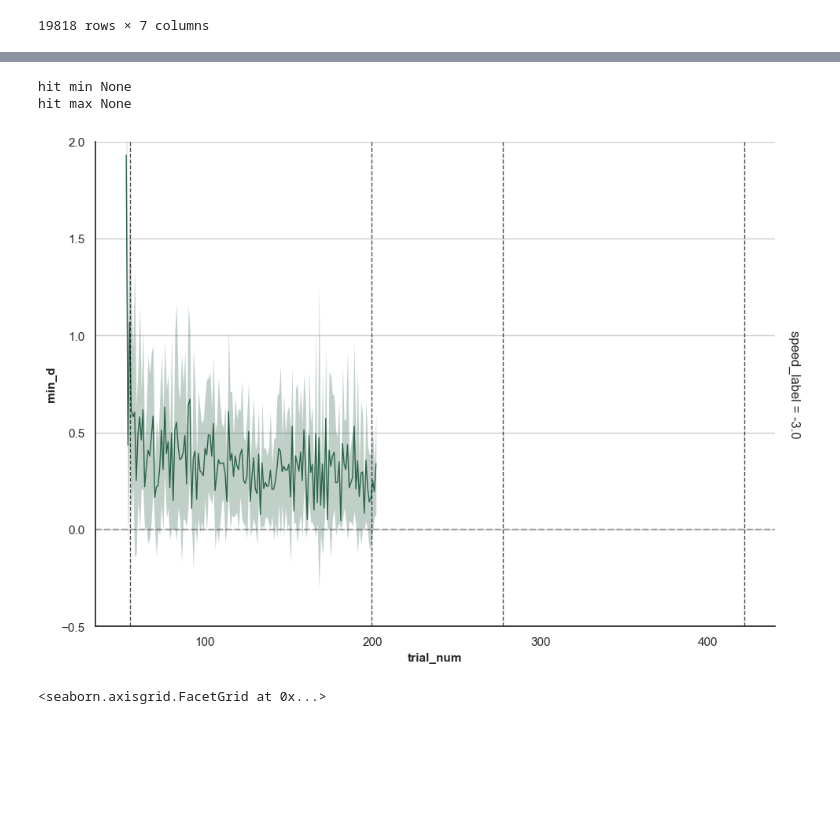
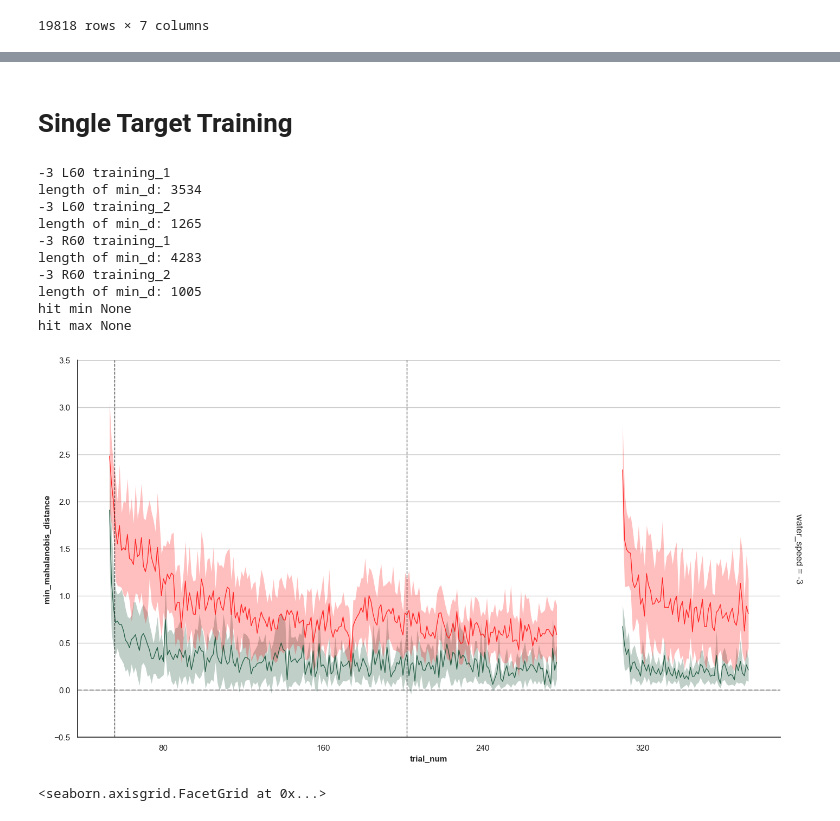
Before and after one commit to jacobjb02/vr-motor-adaptation-notebooks, a Jupyter notebook: Notebook/mahalanobis.ipynb, the cells around one changed output, grey strips where cells are left out. Drawn from its saved outputs; the diff is of its cells as text; code cells hidden in the pictures; blank space fills up the shorter version.

Commit message:
saving file in spatial generalization; renamed saved file; added single target study to view plot; saved all trials as png.

```diff
--- a/Notebook/mahalanobis.ipynb
+++ b/Notebook/mahalanobis.ipynb
@@ -97,7 +97,7 @@ def load_raw_data_extract_sd_vectors(load_csv="C:/Users/jacob/water_current_MA/d
                                      phases_to_keep=['training_1','training_2']):
 
     # load file
-    df = pd.read_csv(load_csv)[['ppid_full','trial_num','phase','target_x_label','speed_label','launch_Speed','launch_angle']]
+    df = pd.read_csv(load_csv)[['ppid_full','trial_num','phase','target_x_label','speed_label','set_order','launch_Speed','launch_angle']]
 
     # filter df so it ONLY contains phases_to_keep
     df_phases = df[df['phase'].isin(phases_to_keep)].copy()
@@ -122,9 +122,10 @@ def load_raw_data_extract_sd_vectors(load_csv="C:/Users/jacob/water_current_MA/d
 
                 if not df_filtered.empty:  # Ensure the dataframe is not empty
 
-                    # extract ppid & trial number vector
+                    # extract ppid, set_order, and trial number vector
                     ppid =  df_filtered['ppid_full'].values
                     trial_num = df_filtered['trial_num'].values
+                    set_order = df_filtered['set_order'].values
 
                     # extract launch speed & angle vector
                     raw_launch_speeds = df_filtered['launch_Speed'].values
@@ -139,9 +140,10 @@ def load_raw_data_extract_sd_vectors(load_csv="C:/Users/jacob/water_current_MA/d
                         launch_vectors[key]['launch_speeds'] = raw_launch_speeds
                         launch_vectors[key]['launch_angles'] = raw_launch_angles
 
-                        # add vector of ppid & trial num to dictionary
+                        # add vector of ppid, set order & trial num to dictionary
                         launch_vectors[key]['ppid_full'] = ppid
                         launch_vectors[key]['trial_num'] = trial_num
+                        launch_vectors[key]['set_order'] = set_order
 
                         speed_std = df_filtered[df_filtered['phase'] == phase]['launch_Speed'].std()
                         launch_vectors[key]['speed_std'] = speed_std
@@ -329,27 +252,45 @@ df_participant
+# %% [markdown]
+# Single Target Training
 # %%
+
+
+df_single = load_raw_data_extract_sd_vectors(load_csv="C:/Users/jacob/water_current_MA/data/solution_space/df_single_raw.csv")
+
+
+df_single_mahalanobis = run_mahalanobis_like(df_single, solutions_df)
+
+
 from src.plotting import plot_all_trials
 
-plot_all_trials(df_participant,
+plot_all_trials(df_single_mahalanobis,
                      col_col =None,
-                     row_col='speed_label',
+                     row_col='water_speed',
                      cond_col=None,
                      ppid_col='ppid_full',
-                     target_col='target_x_label',
-                     y_col = 'min_d', #
+                     target_col='target_id',
+                     y_col = 'min_mahalanobis_distance', #
                      x_col='trial_num',
-                     vertical_list=[55.5,199.5, 277.5,421.5],
+                     vertical_list=[55.5, 202],
                      hit_col='target_hit',
                      ref_range_col=None,
                      no_connect_col='phase',
                      context='notebook',
                      transition_col=None,
                      marker_size=0,
                      estimator='mean',
-                     y_lim=(-0.5,2),
+                     y_lim=(-0.5,3.5),
                      show_zero_line=True
                     )
 # %% [output]
+-3 L60 training_1
+length of min_d: 3534
+-3 L60 training_2
+length of min_d: 1265
+-3 R60 training_1
+length of min_d: 4283
+-3 R60 training_2
+length of min_d: 1005
 hit min None
 hit max None
-[figure, old version]
+[figure, new version]
 <seaborn.axisgrid.FacetGrid at 0x...>
```
Also changed, not shown: parts of 10 cells of this notebook, 3 other files.
